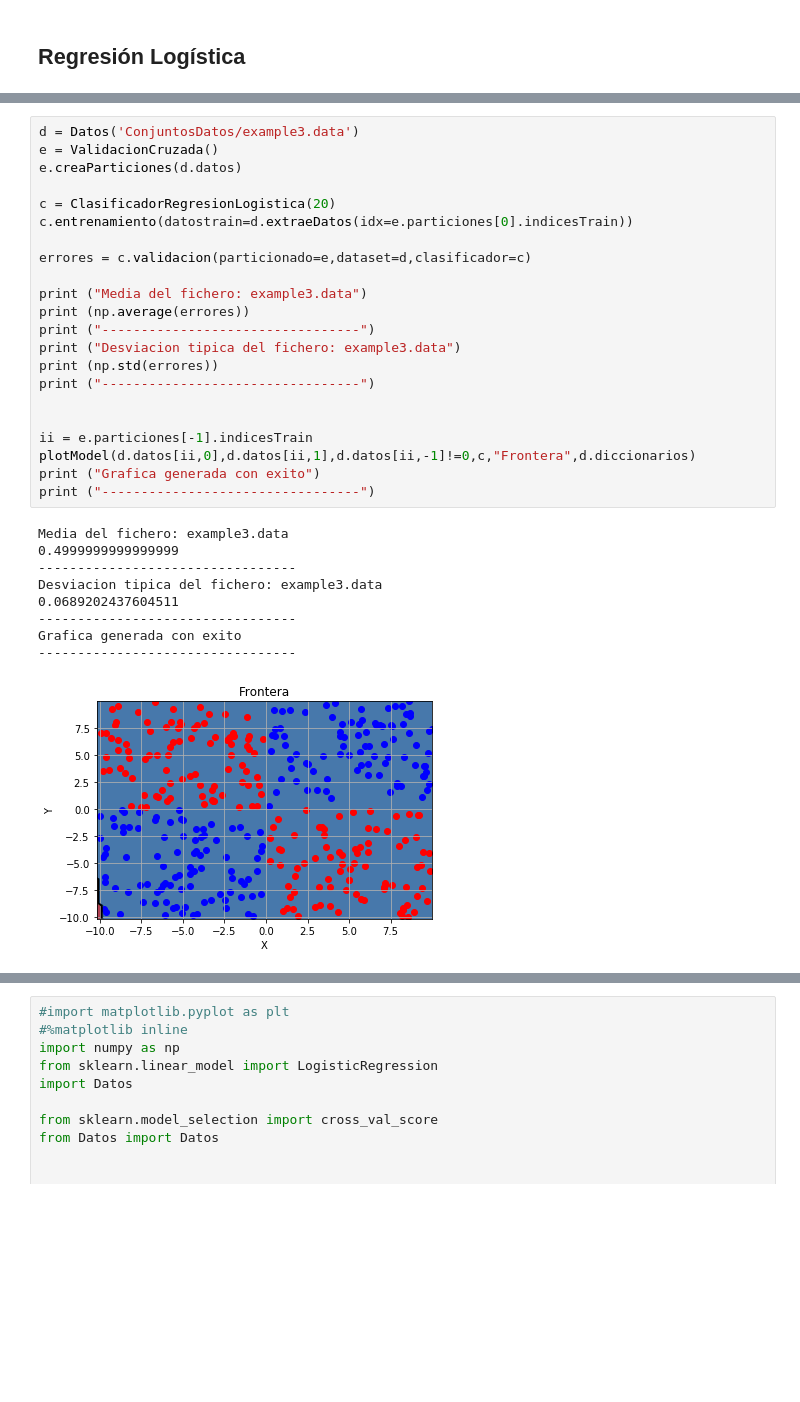
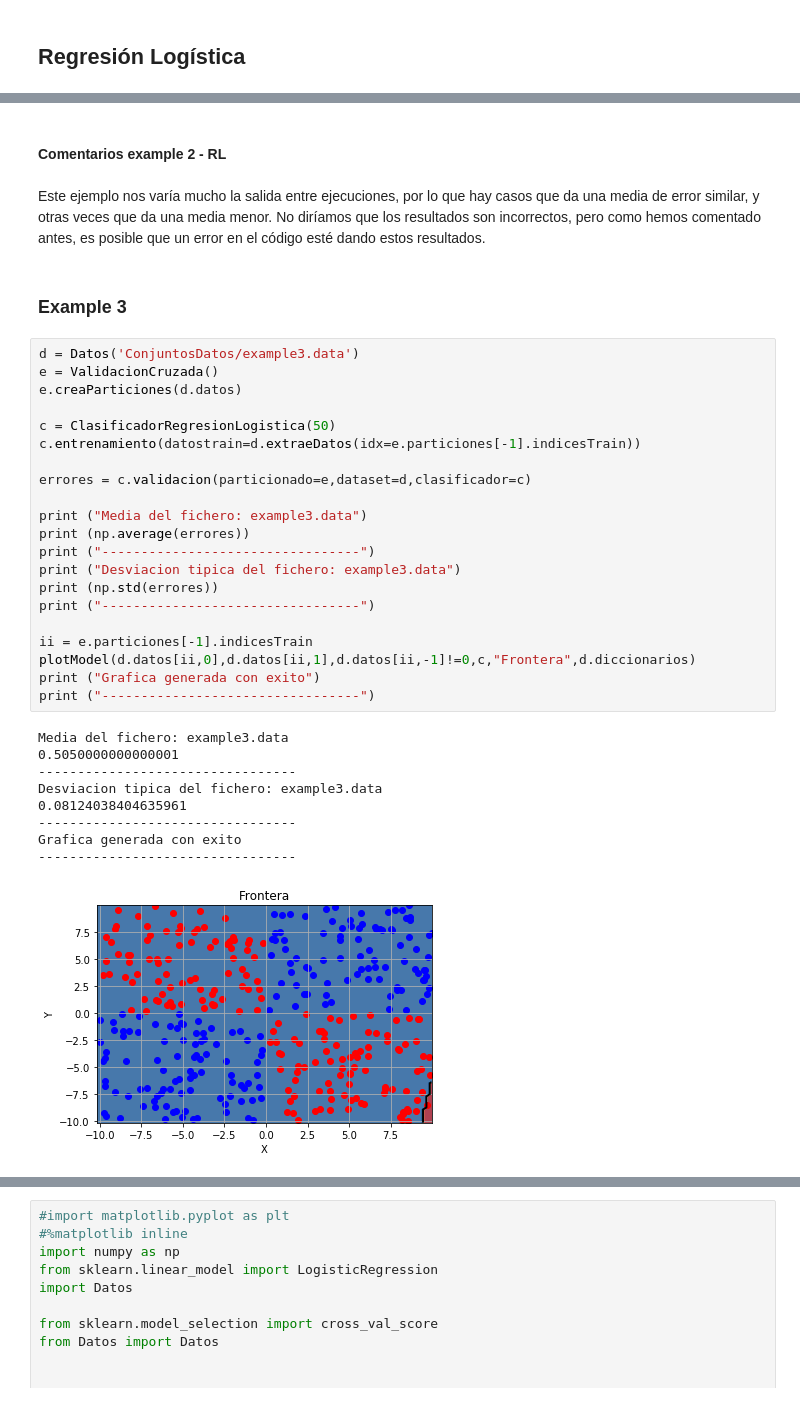
Before and after one commit to DarioHdez/FAA, a Jupyter notebook: practica2/P2_10.ipynb, the cells around one changed output, grey strips where cells are left out. Cells and saved outputs as stored; diff of their text form; blank space fills up the shorter version.

Commit message:
Entrega

```diff
--- a/practica2/P2_10.ipynb
+++ b/practica2/P2_10.ipynb
@@ -1503,32 +1618,37 @@ Grafica generada con exito
+# %% [markdown]
+#### Comentarios example 2 - RL
+# %% [markdown]
+Este ejemplo nos varía mucho la salida entre ejecuciones, por lo que hay casos que da una media de error similar, y otras veces que da una media menor. No diríamos que los resultados son incorrectos, pero como hemos comentado antes, es posible que un error en el código esté dando estos resultados.
+# %% [markdown]
+### Example 3
 # %%
 d = Datos('ConjuntosDatos/example3.data')
 e = ValidacionCruzada()
 e.creaParticiones(d.datos)
 
-c = ClasificadorRegresionLogistica(20)
-c.entrenamiento(datostrain=d.extraeDatos(idx=e.particiones[0].indicesTrain))
+c = ClasificadorRegresionLogistica(50)
+c.entrenamiento(datostrain=d.extraeDatos(idx=e.particiones[-1].indicesTrain))
 
 errores = c.validacion(particionado=e,dataset=d,clasificador=c)
 
 print ("Media del fichero: example3.data")
 print (np.average(errores))
 print ("---------------------------------")
 print ("Desviacion tipica del fichero: example3.data")
 print (np.std(errores))
 print ("---------------------------------")
 
-
 ii = e.particiones[-1].indicesTrain
 plotModel(d.datos[ii,0],d.datos[ii,1],d.datos[ii,-1]!=0,c,"Frontera",d.diccionarios)
 print ("Grafica generada con exito")
 print ("---------------------------------")
 # %% [output]
 Media del fichero: example3.data
-0.4999999999999999
+0.5050000000000001
 ---------------------------------
 Desviacion tipica del fichero: example3.data
-0.0689202437604511
+0.08124038404635961
 ---------------------------------
 Grafica generada con exito
 ---------------------------------
-[figure, old version]
+[figure, new version]
```
Also changed, not shown: parts of 44 cells of this notebook, 2 other files.
